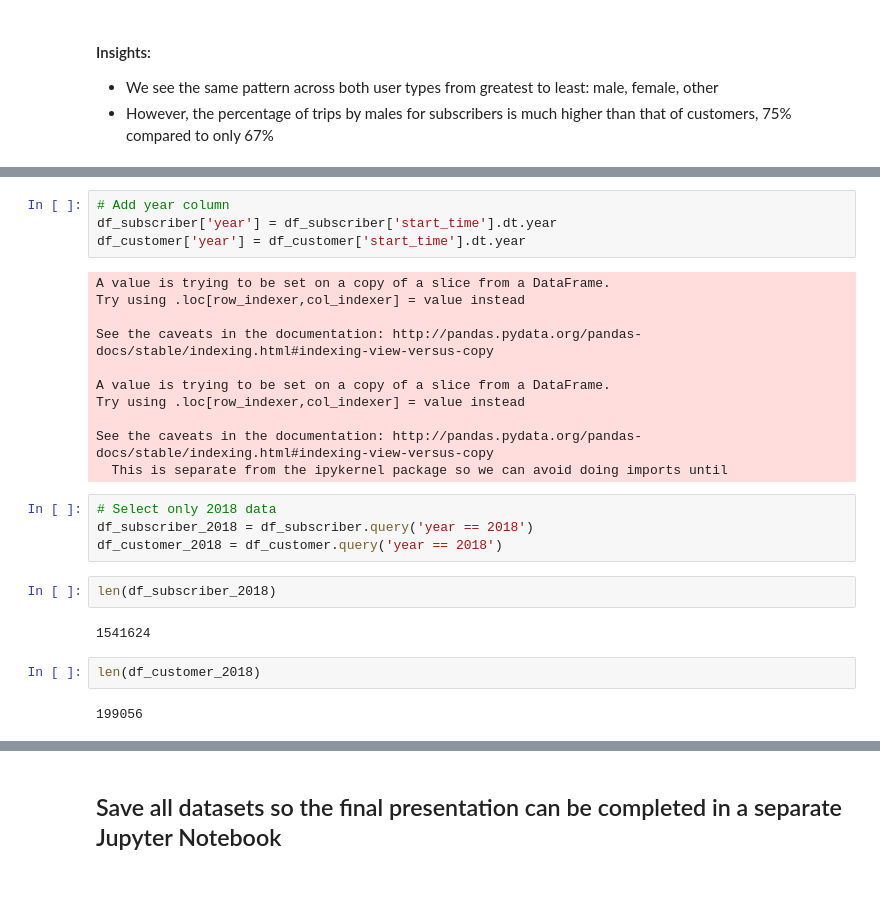
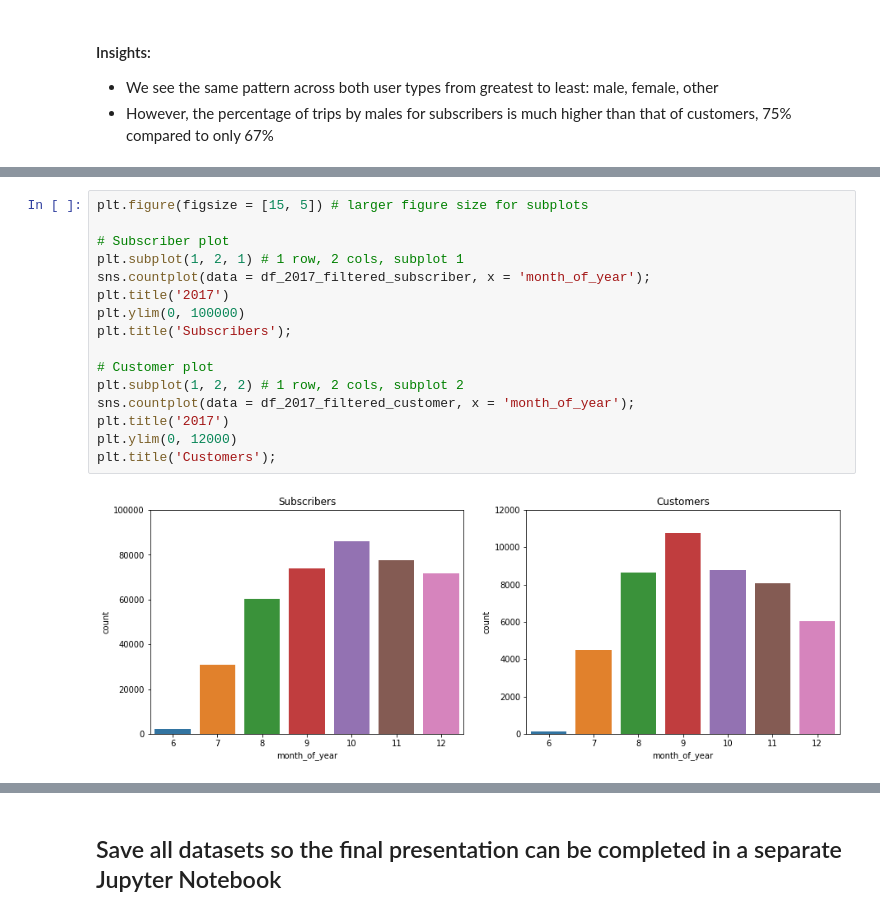
Before and after one commit to mga321/ford_gobike, a Jupyter notebook: ford-go-bike-exploratory-analysis.ipynb, the cells around one changed output, grey strips where cells are left out. Drawn from its saved outputs; the diff is of its cells as text; blank space fills up the shorter version.

```diff
--- a/ford-go-bike-exploratory-analysis.ipynb
+++ b/ford-go-bike-exploratory-analysis.ipynb
@@ -743,27 +756,18 @@ See the caveats in the documentation: http://pandas.pydata.org/pandas-docs/stabl
-# %%
-# Add year column
-df_subscriber['year'] = df_subscriber['start_time'].dt.year
-df_customer['year'] = df_customer['start_time'].dt.year
-# %% [output]
-A value is trying to be set on a copy of a slice from a DataFrame.
-Try using .loc[row_indexer,col_indexer] = value instead
-
-See the caveats in the documentation: http://pandas.pydata.org/pandas-docs/stable/indexing.html#indexing-view-versus-copy
-
-A value is trying to be set on a copy of a slice from a DataFrame.
-Try using .loc[row_indexer,col_indexer] = value instead
-
-See the caveats in the documentation: http://pandas.pydata.org/pandas-docs/stable/indexing.html#indexing-view-versus-copy
-  This is separate from the ipykernel package so we can avoid doing imports until
-# %%
-# Select only 2018 data
-df_subscriber_2018 = df_subscriber.query('year == 2018')
-df_customer_2018 = df_customer.query('year == 2018')
-# %%
-len(df_subscriber_2018)
-# %% [output]
-1541624
-# %%
-len(df_customer_2018)
-# %% [output]
-199056
+# %%
+plt.figure(figsize = [15, 5]) # larger figure size for subplots
+
+# Subscriber plot
+plt.subplot(1, 2, 1) # 1 row, 2 cols, subplot 1
+sns.countplot(data = df_2017_filtered_subscriber, x = 'month_of_year');
+plt.title('2017')
+plt.ylim(0, 100000)
+plt.title('Subscribers');
+
+# Customer plot
+plt.subplot(1, 2, 2) # 1 row, 2 cols, subplot 2
+sns.countplot(data = df_2017_filtered_customer, x = 'month_of_year');
+plt.title('2017')
+plt.ylim(0, 12000)
+plt.title('Customers');
+# %% [output]
+[figure, added]
```
Also changed, not shown: parts of 31 cells of this notebook.
